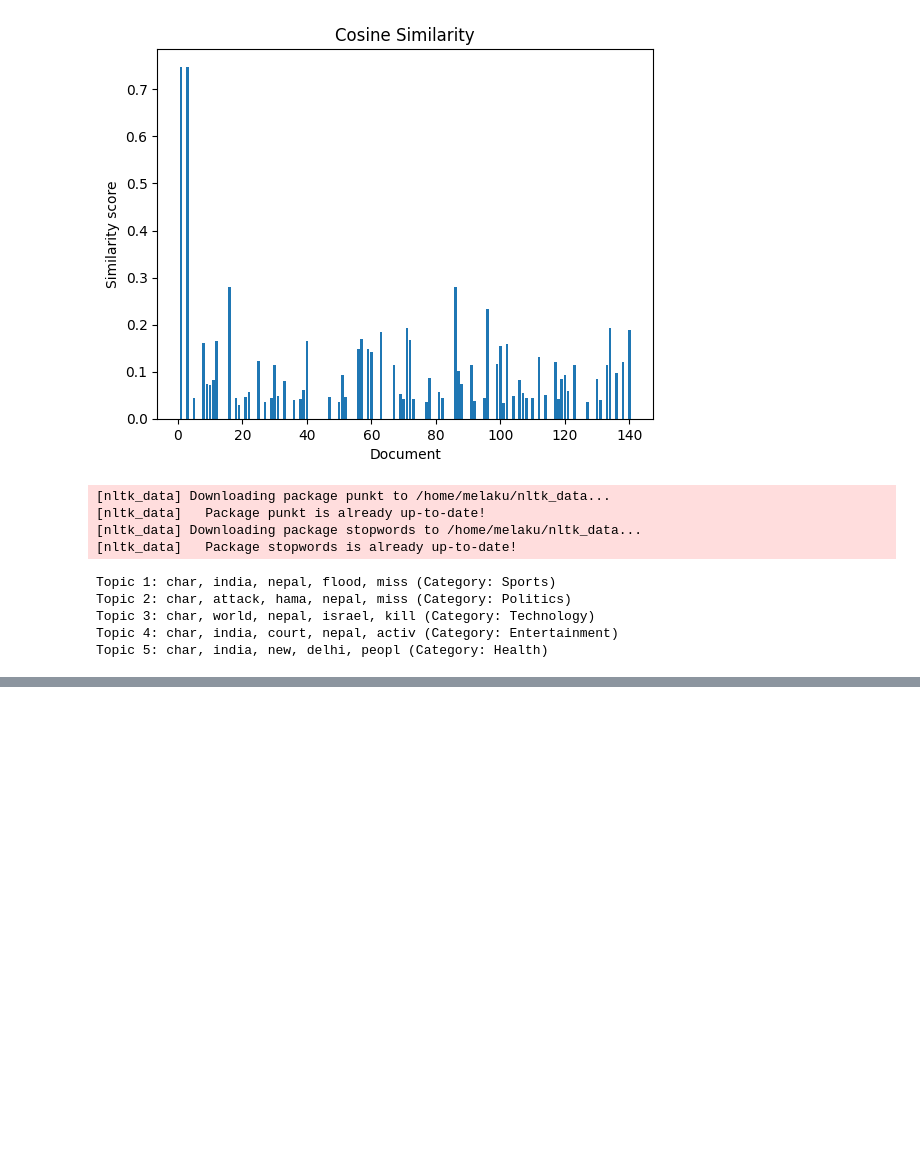
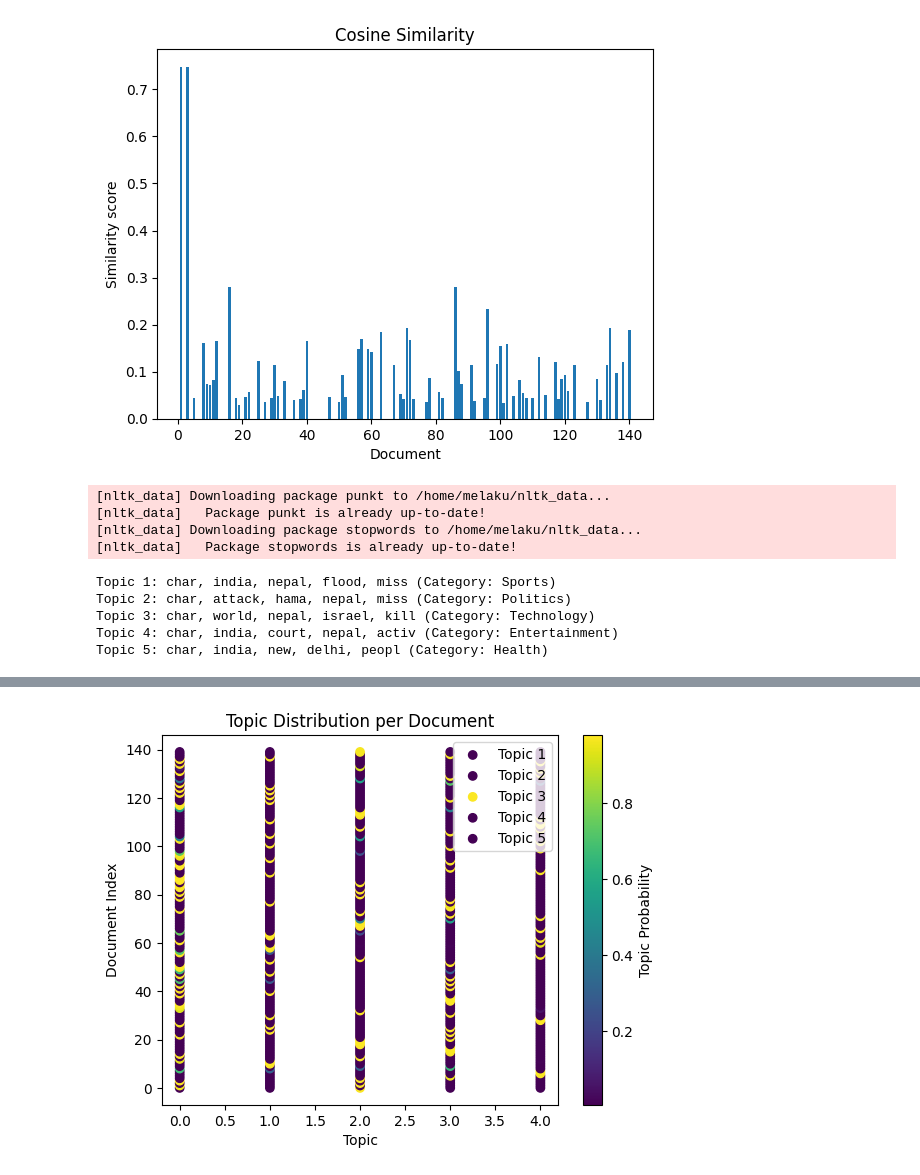
Before and after one commit to MelakuAlehegn/news_correlation_10ac_week0, a Jupyter notebook: notebooks/parse_news_data.ipynb, the cells around one changed output, grey strips where cells are left out. Drawn from its saved outputs; the diff is of its cells as text; code cells hidden in the pictures; blank space fills up the shorter version.

Commit message:
Analyse the topic trends plot

```diff
--- a/notebooks/parse_news_data.ipynb
+++ b/notebooks/parse_news_data.ipynb
@@ -305,3 +305,59 @@ Topic 2: char, attack, hama, nepal, miss (Category: Politics)
 Topic 3: char, world, nepal, israel, kill (Category: Technology)
 Topic 4: char, india, court, nepal, activ (Category: Entertainment)
 Topic 5: char, india, new, delhi, peopl (Category: Health)
+# %%
+import nltk
+import pandas as pd
+from sklearn.decomposition import LatentDirichletAllocation
+from sklearn.feature_extraction.text import CountVectorizer
+import matplotlib.pyplot as plt
+
+nltk.download('punkt')
+nltk.download('stopwords')
+
+# Assuming small_data is already defined
+
+# Combine title and content into a single text column
+small_data['text'] = small_data['title'] + ' ' + small_data['content']
+
+# Preprocessing
+stopwords = nltk.corpus.stopwords.words('english')
+stemmer = nltk.stem.PorterStemmer()
+
+def preprocess_text(text):
+    tokens = nltk.word_tokenize(text.lower())
+    tokens = [token for token in tokens if token.isalpha() and token not in stopwords]
+    tokens = [stemmer.stem(token) for token in tokens]
+    preprocessed_text = ' '.join(tokens)
+    return preprocessed_text
+
+small_data['preprocessed_text'] = small_data['text'].apply(preprocess_text)
+preprocessed_text_data = small_data['preprocessed_text']
+
+# Vectorization
+vectorizer = CountVectorizer()
+X = vectorizer.fit_transform(preprocessed_text_data)
+feature_names = vectorizer.get_feature_names_out()
+
+# Latent Dirichlet Allocation
+n_topics = 5
+lda = LatentDirichletAllocation(n_components=n_topics, random_state=42)
+lda.fit(X)
+
+# Extract top words per topic
+top_words_per_topic = []
+for topic_idx, topic in enumerate(lda.components_):
+    top_words = [feature_names[i] for i in topic.argsort()[:-6:-1]]
+    top_words_per_topic.append(top_words)
+
+# Plotting
+for idx, top_words in enumerate(top_words_per_topic):
+    plt.scatter([idx] * len(small_data), small_data.index, c=lda.transform(X)[:, idx], cmap='viridis', label=f"Topic {idx + 1}")
+
+plt.xlabel('Topic')
+plt.ylabel('Document Index')
+plt.title('Topic Distribution per Document')
+plt.colorbar(label='Topic Probability')
+plt.legend()
+plt.show()
+# %% [output]
@@ -307,0 +368 @@ Topic 5: char, india, new, delhi, peopl (Category: Health)
+[figure, added]
```
Also changed, not shown: parts of 1 cell of this notebook.
